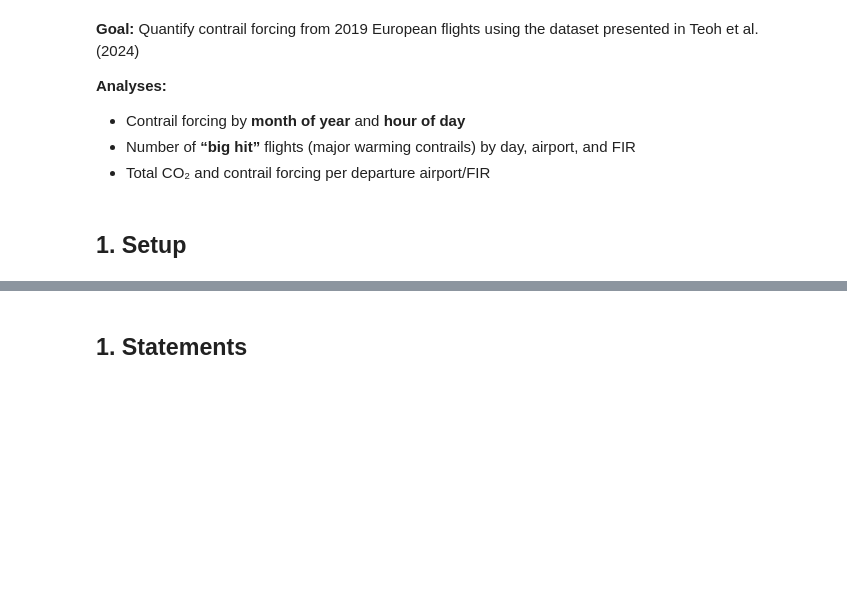
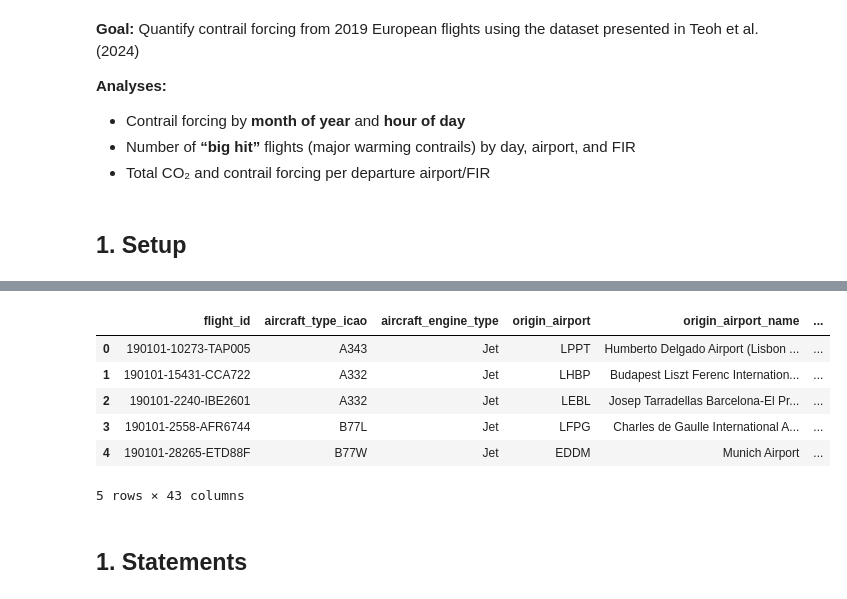
Before and after one commit to Transport-Environment/atm_and_contrail_avoidance, a Jupyter notebook: 1_departures.ipynb, the cells around one changed output, grey strips where cells are left out. Saved outputs shown, nothing was run; the diff lists cells and outputs as text; code cells hidden in the pictures; blank space fills up the shorter version.

```diff
--- a/1_departures.ipynb
+++ b/1_departures.ipynb
@@ -116,3 +134,13 @@ df["hour"]   = df["time"].dt.hour
+# %%
+df.head()
+# %% [output]
+|  | flight_id | aircraft_type_icao | aircraft_engine_type | origin_airport | origin_airport_name | ... |
+| 0 | 190101-10273-TAP005 | A343 | Jet | LPPT | Humberto Delgado Airport (Lisbon ... | ... |
+| 1 | 190101-15431-CCA722 | A332 | Jet | LHBP | Budapest Liszt Ferenc Internation... | ... |
+| 2 | 190101-2240-IBE2601 | A332 | Jet | LEBL | Josep Tarradellas Barcelona-El Pr... | ... |
+| 3 | 190101-2558-AFR6744 | B77L | Jet | LFPG | Charles de Gaulle International A... | ... |
+| 4 | 190101-28265-ETD88F | B77W | Jet | EDDM | Munich Airport | ... |
+5 rows × 43 columns
 # %% [markdown]
 ## 1. Statements
 # %% [markdown]
```
Also changed, not shown: parts of 1 cell of this notebook, 3 other files.
